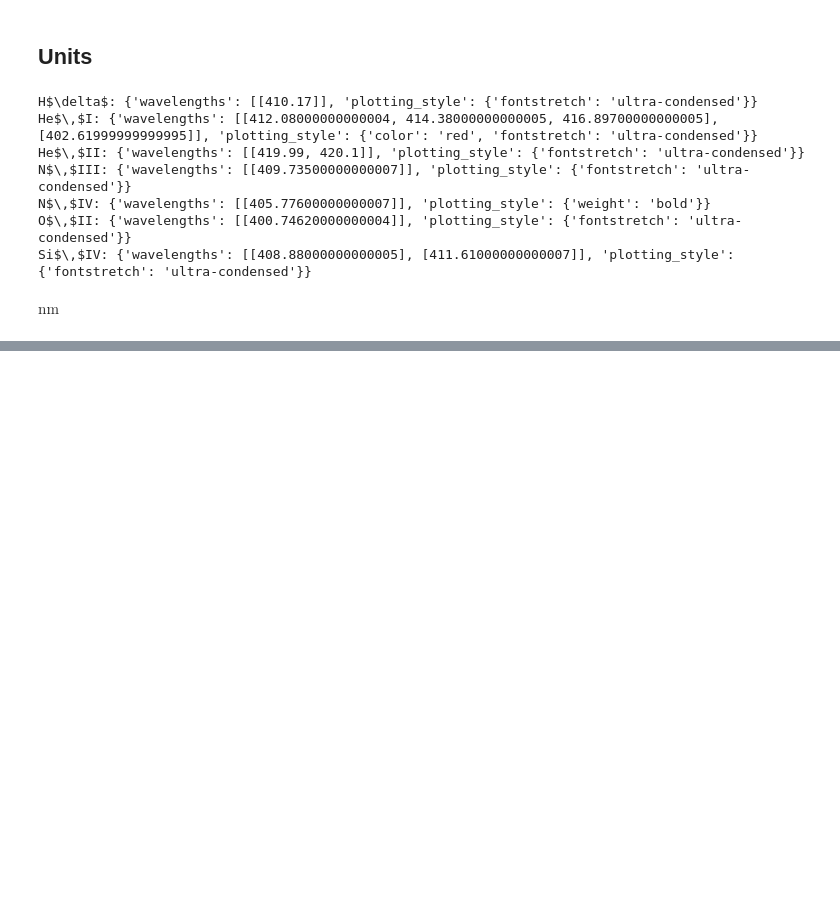
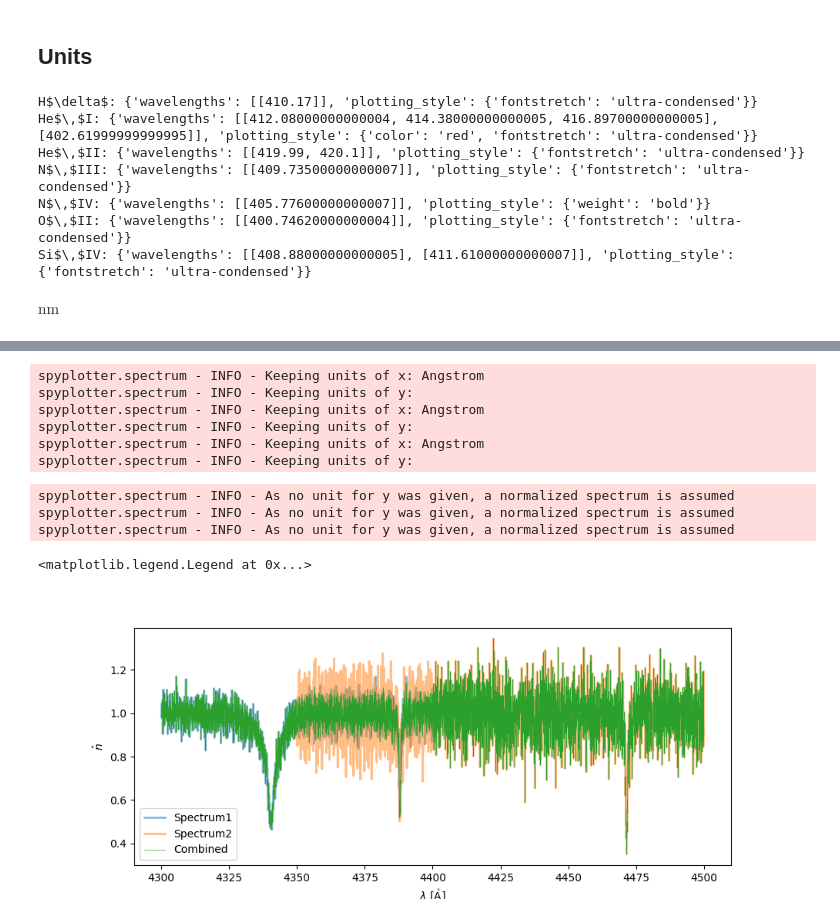
Before and after one commit to eschoesser/spyplotter, a Jupyter notebook: docs/spectrum.ipynb, the cells around one changed output, grey strips where cells are left out. Cells and saved outputs as stored; diff of their text form; code cells hidden in the pictures; blank space fills up the shorter version.

Commit message:
add combination of spectra to docs

```diff
--- a/docs/spectrum.ipynb
+++ b/docs/spectrum.ipynb
@@ -328,0 +380,33 @@ spyplotter.line_identification - WARNING - Text out of ylim, automatically adapt
+# %%
+# Simulate two spectra with different noise to show how combination works
+mask1 = (spectrum_norm.x.value > 4300) & (spectrum_norm.x.value < 4400)
+x1,y1 = spectrum_norm.x[mask1], spectrum_norm.y[mask1]
+yerr1 = np.random.normal(scale=0.05,size=len(y1))*y1.value
+sp1 = Spectrum(x=x1,y=y1+yerr1,yerr=[0.05]*len(y1)*y1.unit)
+
+mask2 = (spectrum_norm.x.value > 4350) & (spectrum_norm.x.value < 4500)
+x2,y2 = spectrum_norm.x[mask2], spectrum_norm.y[mask2]
+yerr2 = np.random.normal(scale=0.1,size=len(y2))*y2.value
+sp2 = Spectrum(x=x2,y=y2+yerr2,yerr=[0.1]*len(y2)*y2.unit)
+
+# Combine both spectra
+sp_comb = sp1 + sp2
+# %% [output]
+spyplotter.spectrum - INFO - Keeping units of x: Angstrom
+spyplotter.spectrum - INFO - Keeping units of y:
+spyplotter.spectrum - INFO - Keeping units of x: Angstrom
+spyplotter.spectrum - INFO - Keeping units of y:
+spyplotter.spectrum - INFO - Keeping units of x: Angstrom
+spyplotter.spectrum - INFO - Keeping units of y:
+# %%
+# Show
+ax=sp1.plot(label='Spectrum1',alpha=0.5,lw=2)
+sp2.plot(ax=ax,label='Spectrum2',alpha=0.5,lw=2)
+sp_comb.plot(ax=ax,label='Combined',alpha=1,lw=0.5)
+ax.legend()
+# %% [output]
+spyplotter.spectrum - INFO - As no unit for y was given, a normalized spectrum is assumed
+spyplotter.spectrum - INFO - As no unit for y was given, a normalized spectrum is assumed
+spyplotter.spectrum - INFO - As no unit for y was given, a normalized spectrum is assumed
+<matplotlib.legend.Legend at 0x...>
+[figure, added]
```
Also changed, not shown: parts of 20 cells of this notebook.
